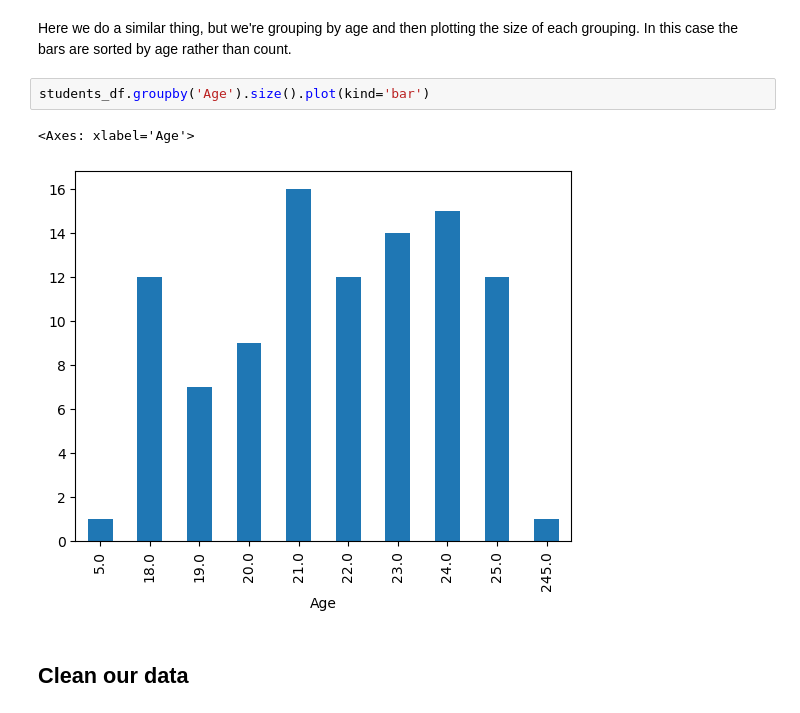
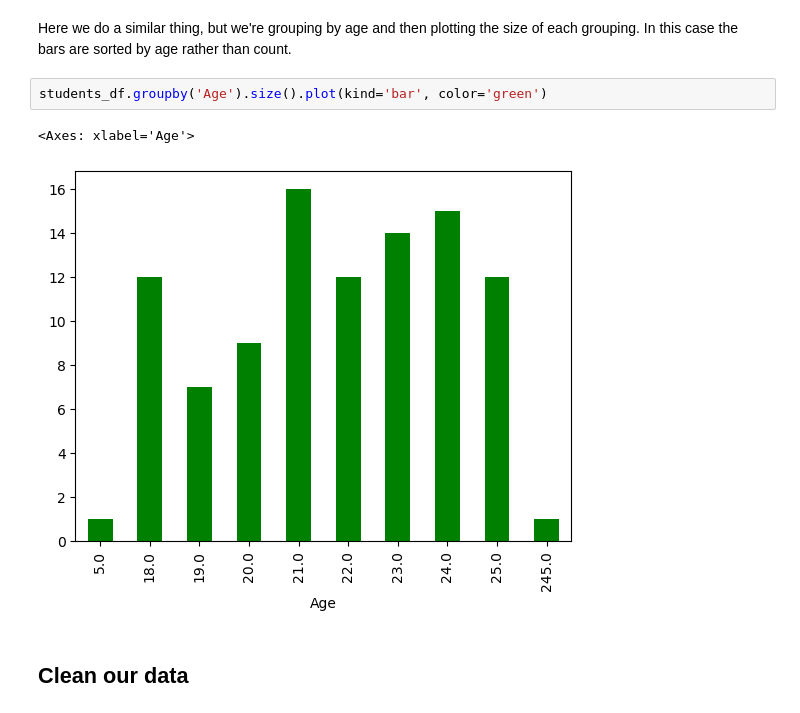
Before and after one commit to JohnMcKechnieGC/understanding-data, a Jupyter notebook: pandas_tutorial.ipynb, the cells around one changed output. Cells and saved outputs as stored; diff of their text form.

```diff
--- a/pandas_tutorial.ipynb
+++ b/pandas_tutorial.ipynb
@@ -387,10 +421,10 @@ students_df['Age'].value_counts().plot(kind='bar')
 # %% [markdown]
 Here we do a similar thing, but we're grouping by age and then plotting the size of each grouping. In this case the bars are sorted by age rather than count.
 # %%
-students_df.groupby('Age').size().plot(kind='bar')
+students_df.groupby('Age').size().plot(kind='bar', color='green')
 # %% [output]
 <Axes: xlabel='Age'>
-[figure, old version]
+[figure, new version]
 # %% [markdown]
 ## Clean our data
 # %% [markdown]
```
Also changed, not shown: parts of 8 cells of this notebook.
